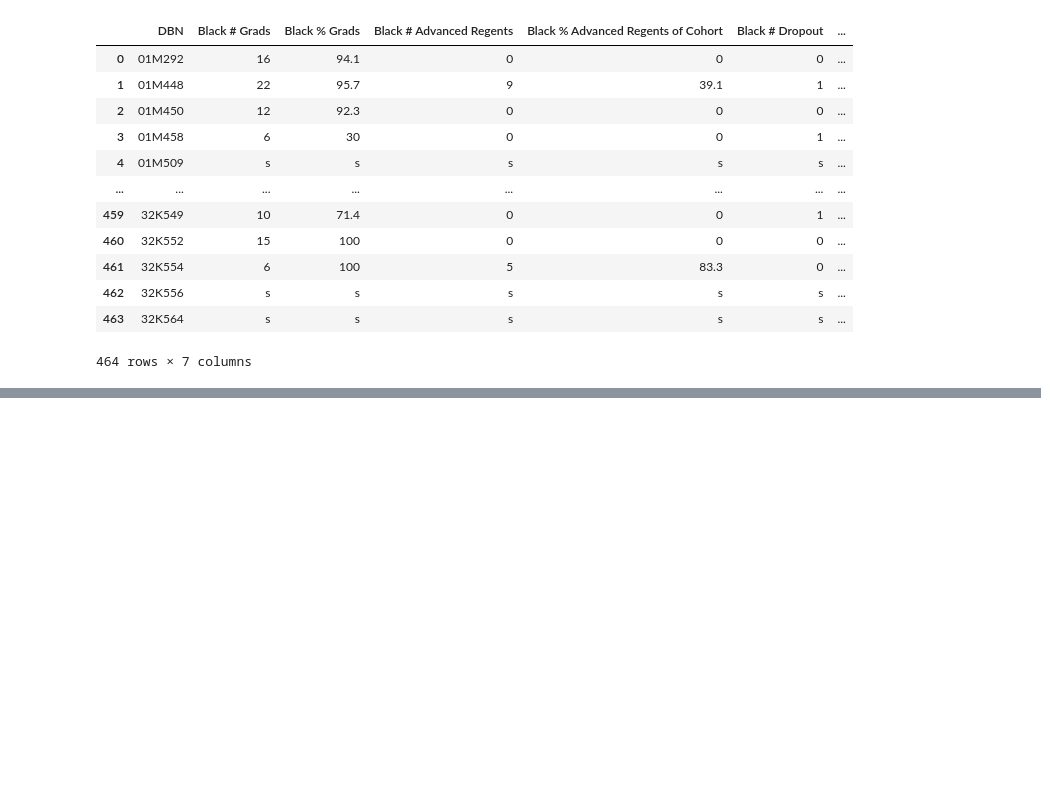
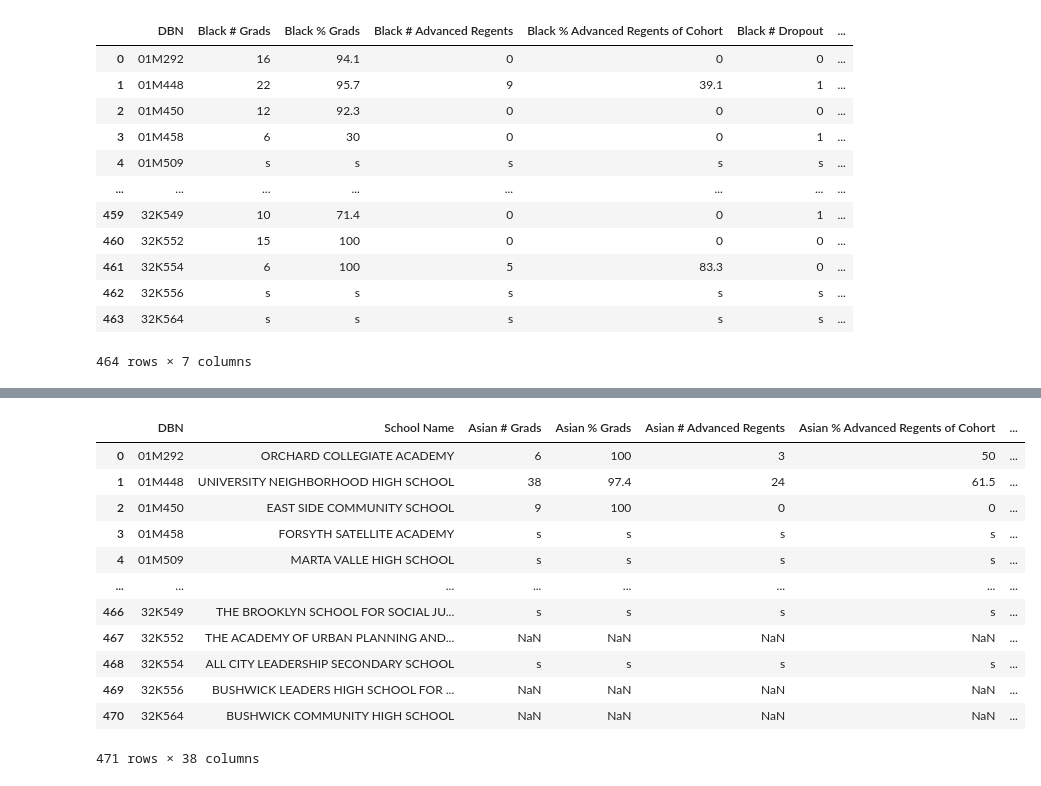
Before and after one commit to es2681/group_project, a Jupyter notebook: Transformed Data Tables/Ethnicities.ipynb, the cells around one changed output, grey strips where cells are left out. Drawn from its saved outputs; the diff is of its cells as text; code cells hidden in the pictures; blank space fills up the shorter version.

```diff
--- a/Transformed Data Tables/Ethnicities.ipynb
+++ b/Transformed Data Tables/Ethnicities.ipynb
@@ -120,3 +120,7 @@ black
 | 462 | 32K556 | s | s | s | s | s | ... |
 | 463 | 32K564 | s | s | s | s | s | ... |
 464 rows × 7 columns
+# %%
+hispanic = df2.loc[df2['Category'] == 'Hispanic', ['DBN', '# Grads', '% Grads', '# Advanced Regents', '% Advanced Regents of Cohort', '# Dropout', '% Dropout']].set_index('DBN')
+hispanic = hispanic.add_prefix('Hispanic ').reset_index()
+hispanic
@@ -122,0 +159,4 @@ black
+# %%
+native_american = df2.loc[df2['Category'] == 'Native American', ['DBN', '# Grads', '% Grads', '# Advanced Regents', '% Advanced Regents of Cohort', '# Dropout', '% Dropout']].set_index('DBN')
+native_american = native_american.add_prefix('Native American ').reset_index()
+native_american
@@ -122,0 +177,4 @@ black
+# %%
+multi_racial = df2.loc[df2['Category'] == 'Multi-Racial', ['DBN', '# Grads', '% Grads', '# Advanced Regents', '% Advanced Regents of Cohort', '# Dropout', '% Dropout']].set_index('DBN')
+multi_racial = multi_racial.add_prefix('Multi-Racial ').reset_index()
+multi_racial
@@ -122,0 +195,22 @@ black
+# %%
+ethnicities = school_names.merge(asian, how = 'left', on = 'DBN')
+ethnicities = ethnicities.merge(black, how = 'left', on = 'DBN')
+ethnicities = ethnicities.merge(hispanic, how = 'left', on = 'DBN')
+ethnicities = ethnicities.merge(white, how = 'left', on = 'DBN')
+ethnicities = ethnicities.merge(native_american, how = 'left', on = 'DBN')
+ethnicities = ethnicities.merge(multi_racial, how = 'left', on = 'DBN')
+ethnicities
+# %% [output]
+|  | DBN | School Name | Asian # Grads | Asian % Grads | Asian # Advanced Regents | Asian % Advanced Regents of Cohort | ... |
+| 0 | 01M292 | ORCHARD COLLEGIATE ACADEMY | 6 | 100 | 3 | 50 | ... |
+| 1 | 01M448 | UNIVERSITY NEIGHBORHOOD HIGH SCHOOL | 38 | 97.4 | 24 | 61.5 | ... |
+| 2 | 01M450 | EAST SIDE COMMUNITY SCHOOL | 9 | 100 | 0 | 0 | ... |
+| 3 | 01M458 | FORSYTH SATELLITE ACADEMY | s | s | s | s | ... |
+| 4 | 01M509 | MARTA VALLE HIGH SCHOOL | s | s | s | s | ... |
+| ... | ... | ... | ... | ... | ... | ... | ... |
+| 466 | 32K549 | THE BROOKLYN SCHOOL FOR SOCIAL JU... | s | s | s | s | ... |
+| 467 | 32K552 | THE ACADEMY OF URBAN PLANNING AND... | NaN | NaN | NaN | NaN | ... |
+| 468 | 32K554 | ALL CITY LEADERSHIP SECONDARY SCHOOL | s | s | s | s | ... |
+| 469 | 32K556 | BUSHWICK LEADERS HIGH SCHOOL FOR ... | NaN | NaN | NaN | NaN | ... |
+| 470 | 32K564 | BUSHWICK COMMUNITY HIGH SCHOOL | NaN | NaN | NaN | NaN | ... |
+471 rows × 38 columns
```
Also changed, not shown: parts of 4 cells of this notebook.
